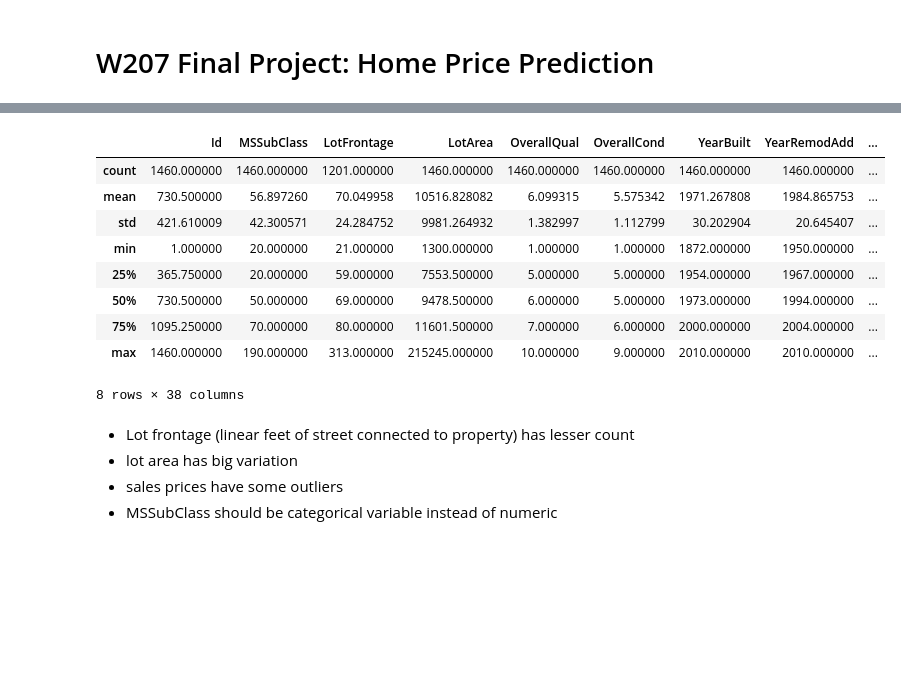
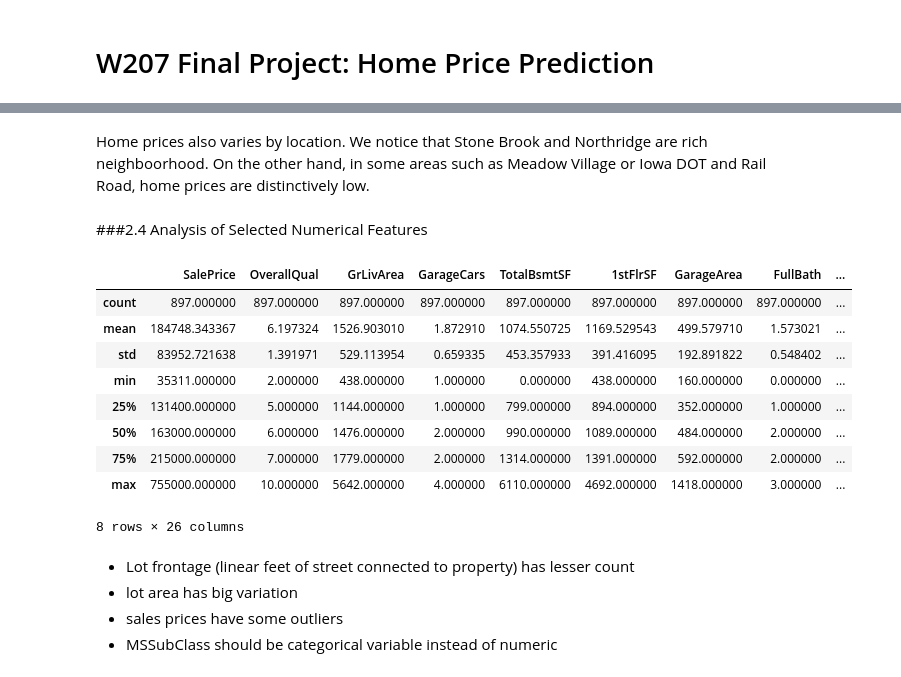
Before and after one commit to jjpeh/W207, a Jupyter notebook: W207_Home_Price_Prediction.ipynb, the cells around one changed output, grey strips where cells are left out. Saved outputs shown, nothing was run; the diff lists cells and outputs as text; code cells hidden in the pictures; blank space fills up the shorter version.

```diff
--- a/W207_Home_Price_Prediction.ipynb
+++ b/W207_Home_Price_Prediction.ipynb
@@ -86,0 +144,3 @@ Index(['Id', 'MSSubClass', 'MSZoning', 'LotFrontage', 'LotArea', 'Street',
+# %%
+# Drop features with much null values in the dataframe
+train_df.drop(null_features_to_drop, axis = 1, inplace = True)
@@ -86,0 +166,5 @@ Index(['Id', 'MSSubClass', 'MSZoning', 'LotFrontage', 'LotArea', 'Street',
+# %%
+#Encode categorical variables using dummies
+train_df_dummy = pd.get_dummies(train_df, drop_first=True)
+#check number of features
+len(train_df_dummy.columns)
@@ -86,0 +175,12 @@ Index(['Id', 'MSSubClass', 'MSZoning', 'LotFrontage', 'LotArea', 'Street',
+# %%
+# Top 25 Heatmap
+k = 26 #number of variables for heatmap
+#drop null values for correlation calculation
+train_df_nonull = train_df_dummy.dropna()
+corrmat = train_df_nonull.corr()
+hi_cols = corrmat.nlargest(k, 'SalePrice')['SalePrice'].index
+cm = np.corrcoef(train_df_nonull[hi_cols].values.T)
+sns.set(font_scale=1.25)
+fig, ax = plt.subplots(figsize=(12,12))
+hm = sns.heatmap(cm, cbar=True, annot=True, square=True, fmt='.2f', annot_kws={'size': 10}, yticklabels=hi_cols.values, xticklabels=hi_cols.values, ax = ax)
+plt.show()
@@ -86,0 +189,5 @@ Index(['Id', 'MSSubClass', 'MSZoning', 'LotFrontage', 'LotArea', 'Street',
+# %%
+# assign top 25 features that correlates to Sales Price in new dataframe
+#top25_df = train_df[hi_cols[1:]]   # slice out SalePrice as it's outcome variable
+top25_df = train_df_nonull[hi_cols]
+top25_df.head()
@@ -87,17 +299,21 @@ Index(['Id', 'MSSubClass', 'MSZoning', 'LotFrontage', 'LotArea', 'Street',
+# %% [markdown]
+Home prices also varies by location. We notice that Stone Brook and Northridge are rich neighboorhood. On the other hand, in some areas such as Meadow Village or Iowa DOT and Rail Road, home prices are distinctively low.
+# %% [markdown]
+###2.4 Analysis of Selected Numerical Features
 # %%
-# summary of features with numeric values
-train_df.describe()
+# summary of top features with numeric values
+top25_df.describe()
 # %% [output]
-|  | Id | MSSubClass | LotFrontage | LotArea | OverallQual | OverallCond | YearBuilt | YearRemodAdd | ... |
-| count | 1460.000000 | 1460.000000 | 1201.000000 | 1460.000000 | 1460.000000 | 1460.000000 | 1460.000000 | 1460.000000 | ... |
-| mean | 730.500000 | 56.897260 | 70.049958 | 10516.828082 | 6.099315 | 5.575342 | 1971.267808 | 1984.865753 | ... |
-| std | 421.610009 | 42.300571 | 24.284752 | 9981.264932 | 1.382997 | 1.112799 | 30.202904 | 20.645407 | ... |
-| min | 1.000000 | 20.000000 | 21.000000 | 1300.000000 | 1.000000 | 1.000000 | 1872.000000 | 1950.000000 | ... |
-| 25% | 365.750000 | 20.000000 | 59.000000 | 7553.500000 | 5.000000 | 5.000000 | 1954.000000 | 1967.000000 | ... |
-| 50% | 730.500000 | 50.000000 | 69.000000 | 9478.500000 | 6.000000 | 5.000000 | 1973.000000 | 1994.000000 | ... |
-| 75% | 1095.250000 | 70.000000 | 80.000000 | 11601.500000 | 7.000000 | 6.000000 | 2000.000000 | 2004.000000 | ... |
-| max | 1460.000000 | 190.000000 | 313.000000 | 215245.000000 | 10.000000 | 9.000000 | 2010.000000 | 2010.000000 | ... |
+|  | SalePrice | OverallQual | GrLivArea | GarageCars | TotalBsmtSF | 1stFlrSF | GarageArea | FullBath | ... |
+| count | 897.000000 | 897.000000 | 897.000000 | 897.000000 | 897.000000 | 897.000000 | 897.000000 | 897.000000 | ... |
+| mean | 184748.343367 | 6.197324 | 1526.903010 | 1.872910 | 1074.550725 | 1169.529543 | 499.579710 | 1.573021 | ... |
+| std | 83952.721638 | 1.391971 | 529.113954 | 0.659335 | 453.357933 | 391.416095 | 192.891822 | 0.548402 | ... |
+| min | 35311.000000 | 2.000000 | 438.000000 | 1.000000 | 0.000000 | 438.000000 | 160.000000 | 0.000000 | ... |
+| 25% | 131400.000000 | 5.000000 | 1144.000000 | 1.000000 | 799.000000 | 894.000000 | 352.000000 | 1.000000 | ... |
+| 50% | 163000.000000 | 6.000000 | 1476.000000 | 2.000000 | 990.000000 | 1089.000000 | 484.000000 | 2.000000 | ... |
+| 75% | 215000.000000 | 7.000000 | 1779.000000 | 2.000000 | 1314.000000 | 1391.000000 | 592.000000 | 2.000000 | ... |
+| max | 755000.000000 | 10.000000 | 5642.000000 | 4.000000 | 6110.000000 | 4692.000000 | 1418.000000 | 3.000000 | ... |
-8 rows × 38 columns
+8 rows × 26 columns
 # %% [markdown]
 - Lot frontage (linear feet of street connected to property) has lesser count
 - lot area has big variation
```
Also changed, not shown: parts of 91 cells of this notebook.
